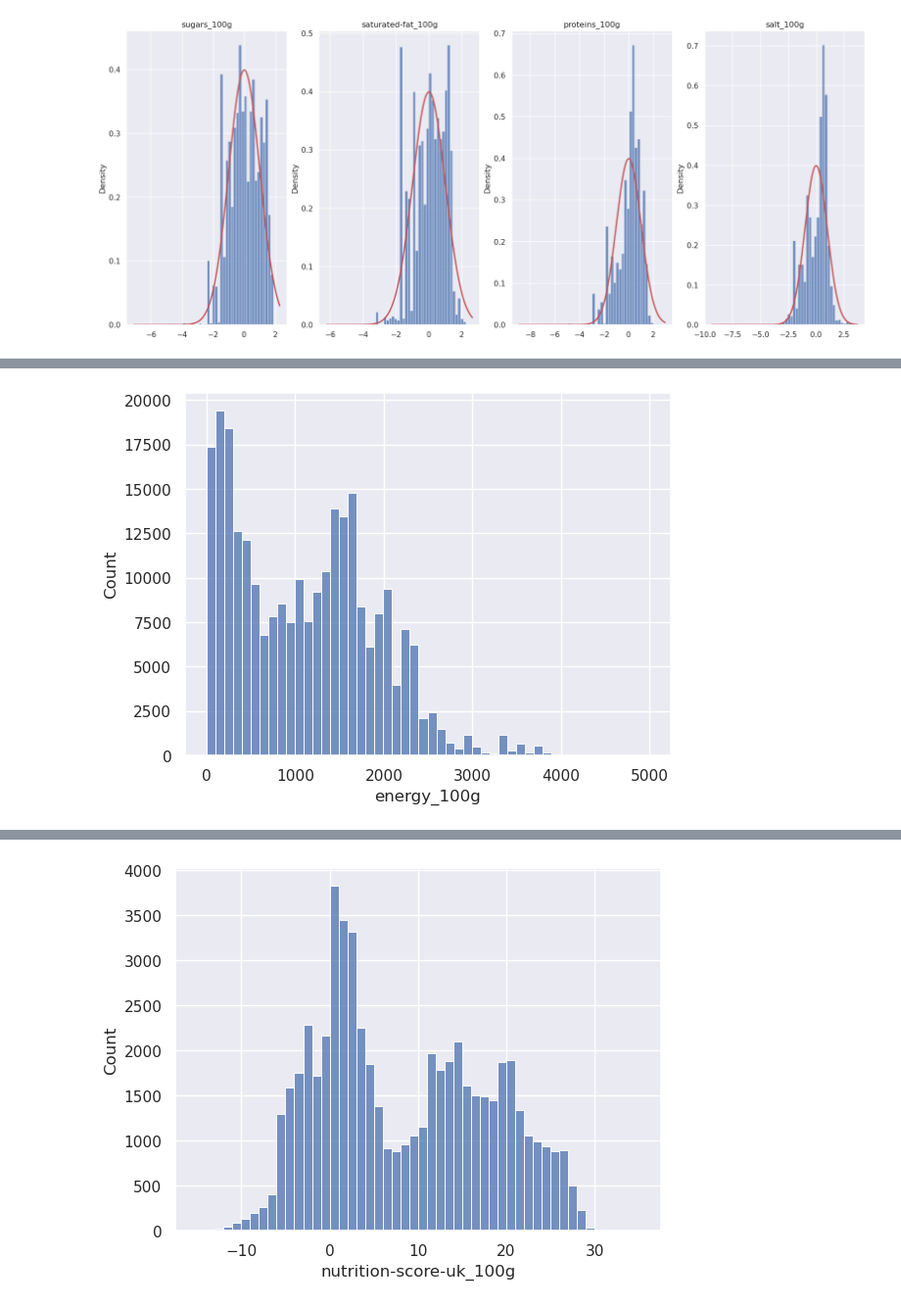
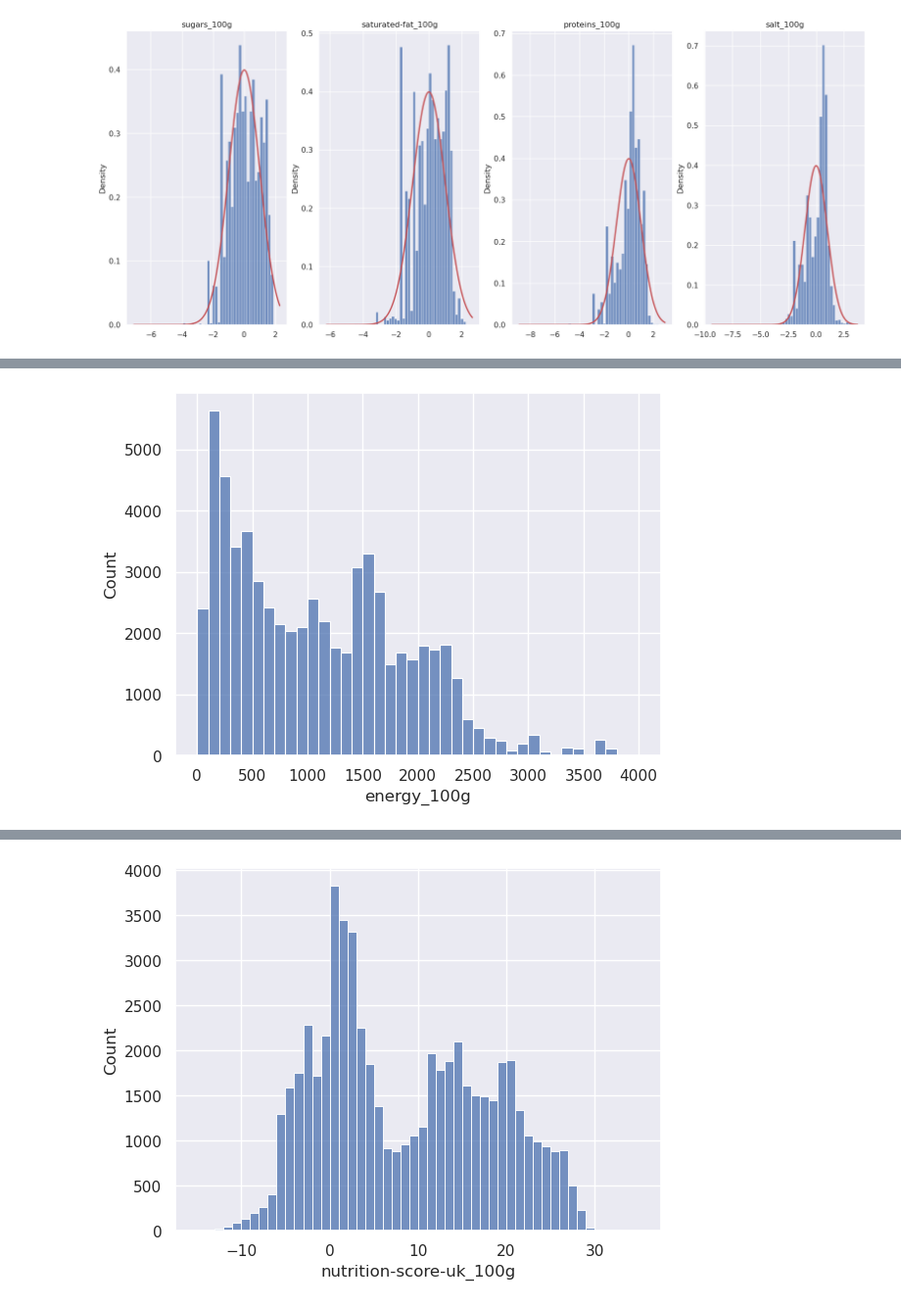
Before and after one commit to vicmcl/open_food_facts, a Jupyter notebook: src/notebook.ipynb, the cells around one changed output, grey strips where cells are left out. Shown at 98% size. Saved outputs shown, nothing was run; the diff lists cells and outputs as text; code cells hidden in the pictures.

```diff
--- a/src/notebook.ipynb
+++ b/src/notebook.ipynb
@@ -369,7 +366,10 @@ otn = OutlierToNaN()
 selected_data = fs.fit_transform(df)
 
 for c in selected_data.columns:
-    otn = OutlierToNaN()
+    if c.startswith('energy'):
+        otn = OutlierToNaN(iqr=True)
+    else:
+        otn = OutlierToNaN()
     selected_data.loc[:, c] = otn.fit_transform(selected_data[c])
 # %%
 fmt = LabelFormatter()
@@ -447,0 +441,9 @@ plt.show()
+# %%
+bounded_energy = selected_data["energy_100g"][
+    ~selected_data["energy_100g"].isna()
+    & (selected_data["energy_100g"] > 0)
+    & (selected_data["energy_100g"] <= 4000)
+]
+
+sns.boxplot(y=bounded_energy)
+plt.show()
@@ -475,8 +477,7 @@ from scipy.stats import probplot
 # %%
-sns.set()
 fig = plt.figure(figsize=(20, 8))
 
-stats = []
+params = dict()
 for i, label in enumerate(numerical_data_100g):
     fig.add_subplot(1, len(numerical_feats), i + 1)
     standardized_data = scale(numerical_data_100g[label].apply(np.log))
@@ -486,7 +487,8 @@ for i, label in enumerate(numerical_data_100g):
     x_values = np.linspace(xmin, xmax, 100000)
     mu, std = norm.fit(standardized_data)
     n_prob = norm.pdf(x_values, mu, std)
-    stats.append((label, standardized_data, mu, std))
+    params[label] = (standardized_data, mu, std)
+
 
     plt.plot(x_values, n_prob, "r", linewidth=2)
     plt.title(label)
@@ -547,11 +532,5 @@ Length: 21272, dtype: float64
 # %%
-sns.histplot(
-    df_nutrition["energy_100g"][~df_nutrition["energy_100g"].isna()][
-        df_nutrition["energy_100g"] < 5000
-    ],
-    bins=50,
-)
-
+sns.histplot(bounded_energy, bins=40)
 plt.show()
 # %% [output]
-[figure, old version]
+[figure, new version]
```
Also changed, not shown: parts of 22 cells of this notebook.
